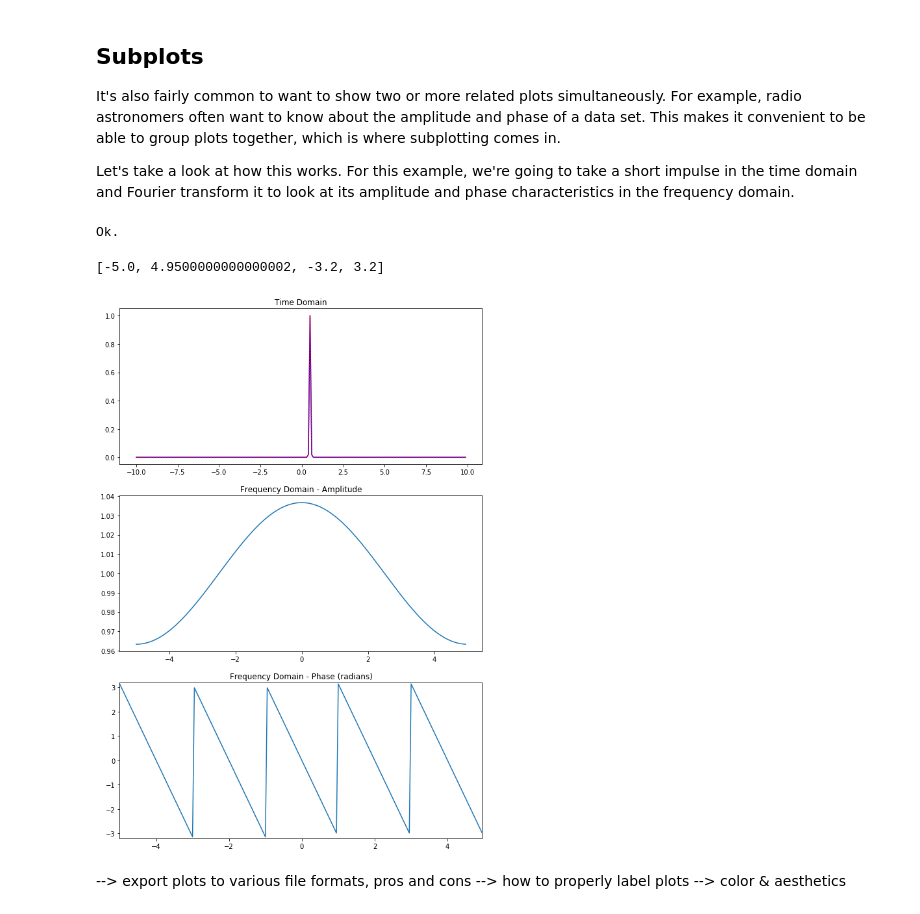
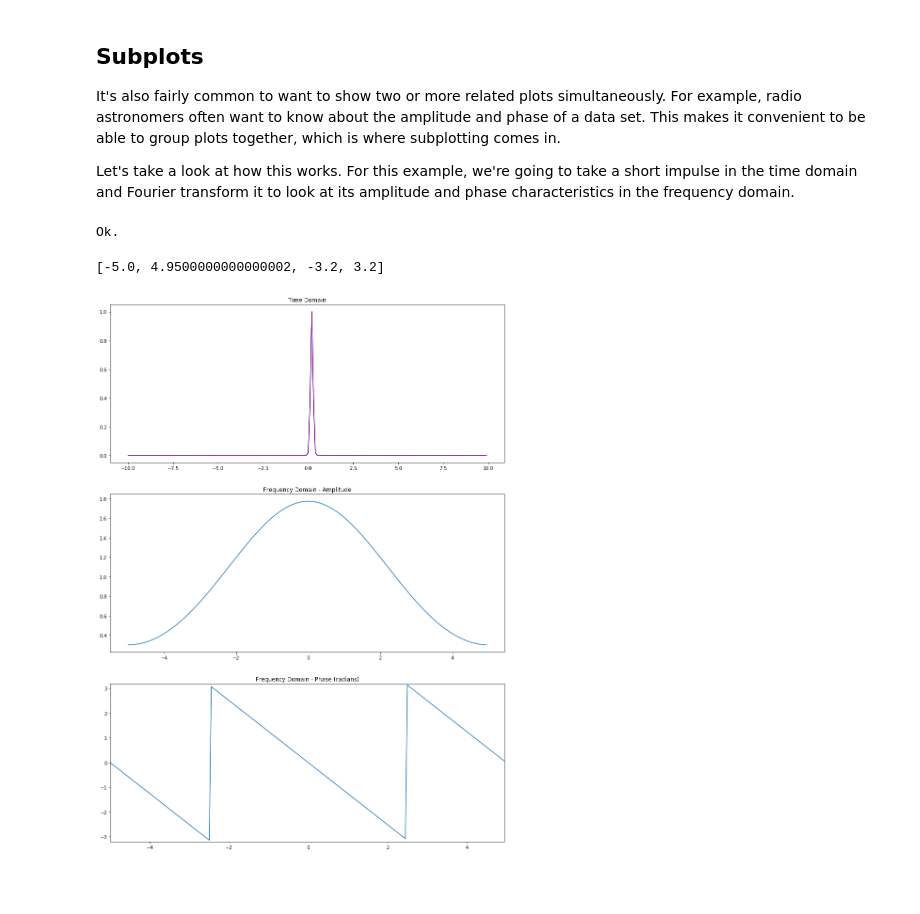
Before and after one commit to AaronParsons/ugradio, a Jupyter notebook: jupyter_tutorials/lab1/python_intro.ipynb, the cells around one changed output. Saved outputs shown, nothing was run; the diff lists cells and outputs as text; code cells hidden in the pictures; blank space fills up the shorter version.

```diff
--- a/jupyter_tutorials/lab1/python_intro.ipynb
+++ b/jupyter_tutorials/lab1/python_intro.ipynb
@@ -40,6 +40,8 @@ It can be a little discouraging to look at someone's Python code and see dozens
 # %%
 import matplotlib.pylab as pl
 import numpy as np
+
+pl.rcParams['figure.figsize'] = (15.0, 7.0)
 
 x = np.linspace(0,2*np.pi, 100)
 data = np.sin(x)
@@ -78,48 +80,44 @@ time = np.arange(-t_int/2.,t_int/2.,t_bin)
 freqs = np.fft.fftshift(np.fft.fftfreq(len(time),t_bin))
 
 # impulse width
-s = 0.05
+s = 0.1
 
 ### source delay (in seconds)
 ### move this around 0.0, 0.1, 0.2, etc and see what happens to the phase
-tau = 0.5
+tau = 0.2
 
 # data
 data = np.exp ( -1 * (time-tau)**2 / (s*s) )
 
 # FT of data
 fdata = np.fft.fftshift( np.fft.fft( np.fft.ifftshift( data ) ) )
 
 # Inverse FT
 # Should be identical to data
 ifdata = np.fft.fftshift( np.fft.ifft( np.fft.ifftshift( fdata ) ) )
 if np.all(np.abs(ifdata-data) < 1.e-8) == True:
     print "Ok."
 else:
     print "Oh no."
 
 # Plot everything...
 
-fig = pl.figure(figsize=(10,15)) # instantiate figure object and set its size
+fig = pl.figure(figsize=(15.,21.)) # instantiate figure object and set its size
 
-ax1 = fig.add_subplot(311)
+ax1 = fig.add_subplot(311) # these numbers indicate, in order, number of rows, number of columns, and the position of this figure
 ax1.set(title="Time Domain")
 ax1.plot(time,data,'b-')
 ax1.plot(time,ifdata.real,'r:')
 
 ax2 = fig.add_subplot(312)
 ax2.set(title="Frequency Domain - Amplitude")
 ax2.plot(freqs, np.abs(fdata) )
 
 ax3 = fig.add_subplot(313)
 ax3.set(title="Frequency Domain - Phase (radians)")
 ax3.plot(freqs, np.arctan2( fdata.imag, fdata.real ) )
 ax3.axis( [ np.min(freqs), np.max(freqs), -3.2, 3.2] )
 # %% [output]
 Ok.
 [-5.0, 4.9500000000000002, -3.2, 3.2]
-[figure, old version]
+[figure, new version]
-# %% [markdown]
---> export plots to various file formats, pros and cons
---> how to properly label plots
---> color & aesthetics
```
Also changed, not shown: parts of 7 cells of this notebook.
